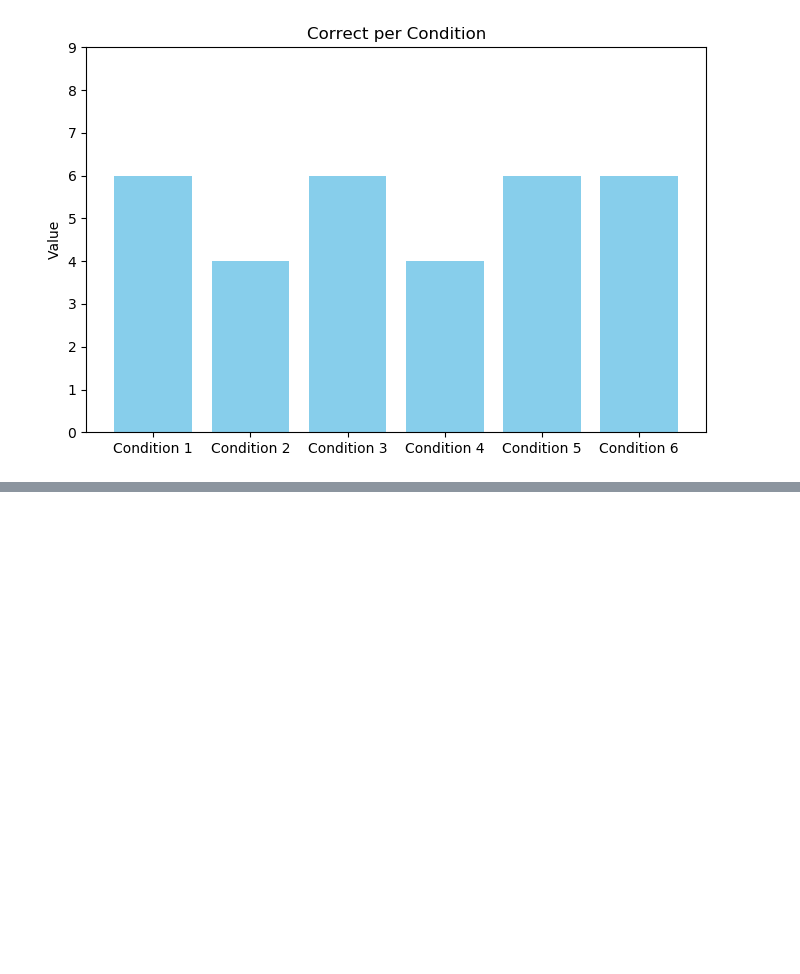
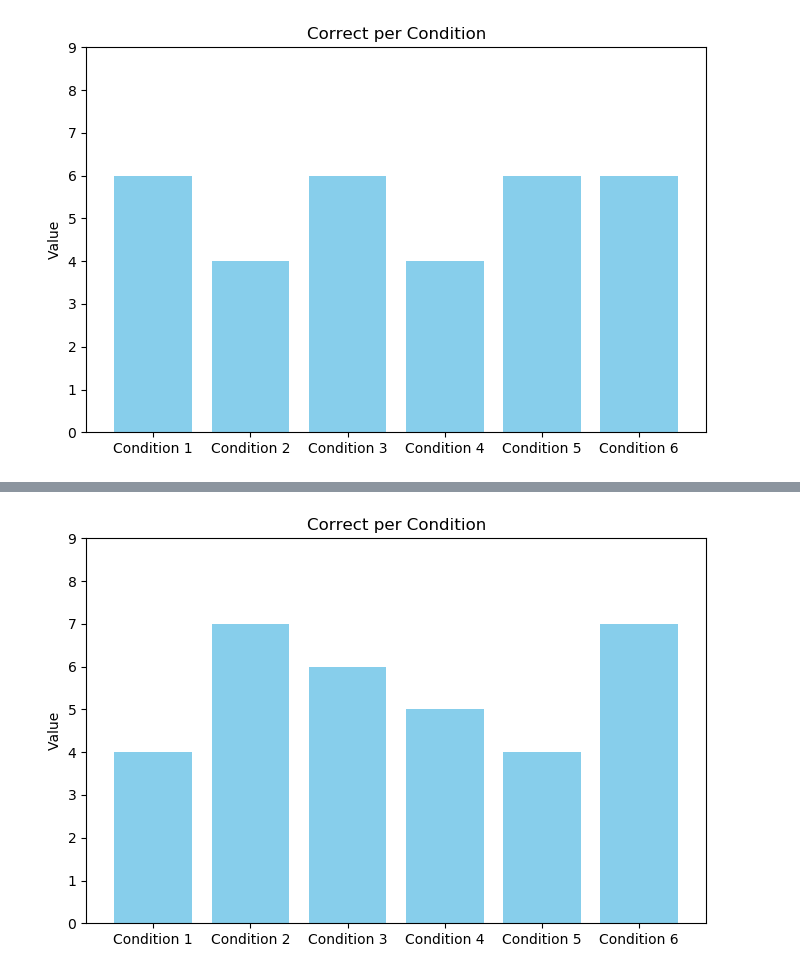
Before and after one commit to SUTURO/suturo_nlp, a Jupyter notebook: activate_language_processing/scripts/TestMicrophone.ipynb, the cells around one changed output, grey strips where cells are left out. Cells and saved outputs as stored; diff of their text form; code cells hidden in the pictures; blank space fills up the shorter version.

```diff
--- a/activate_language_processing/scripts/TestMicrophone.ipynb
+++ b/activate_language_processing/scripts/TestMicrophone.ipynb
@@ -38,0 +39,20 @@ plt.show()
+# %%
+import matplotlib.pyplot as plt
+
+# Given values
+results = [4, 7, 6, 5, 4, 7]
+conditions = [f'Condition {i+1}' for i in range(len(results))]
+
+# Create the plot
+plt.figure(figsize=(8, 5))
+plt.bar(conditions, results, color='skyblue')
+
+# Set labels and title
+plt.ylabel('Value')
+plt.ylim(0, 9)  # Setting y-axis limit
+plt.title('Correct per Condition')
+
+# Display the plot
+plt.show()
+# %% [output]
+[figure, added]
```
Also changed, not shown: parts of 2 cells of this notebook, 4 other files.
